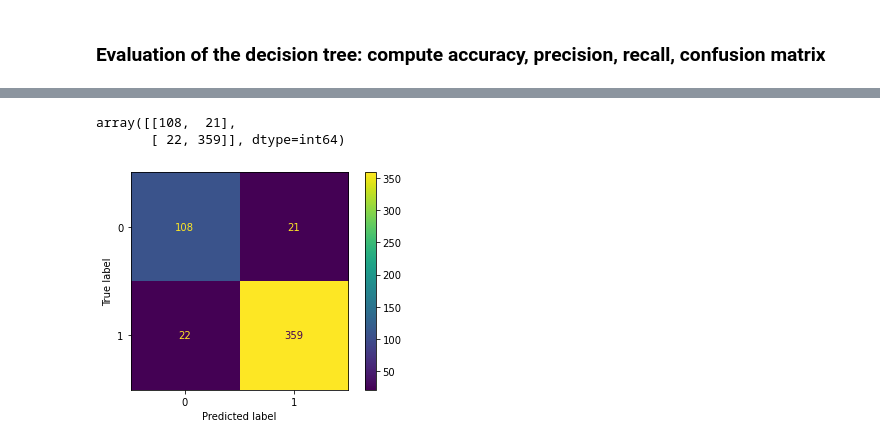
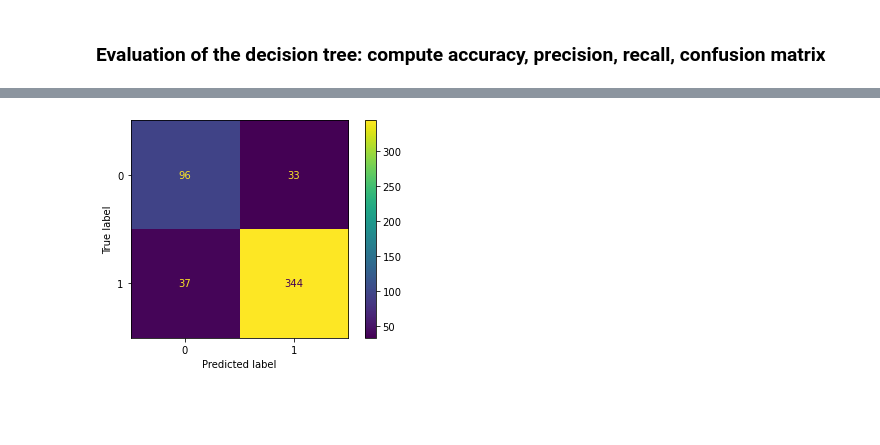
Before and after one commit to OrnelaDanushi/DM-project21, a Jupyter notebook: Task3/Classification.ipynb, the cells around one changed output, grey strips where cells are left out. Drawn from its saved outputs; the diff is of its cells as text; code cells hidden in the pictures; blank space fills up the shorter version.

```diff
--- a/Task3/Classification.ipynb
+++ b/Task3/Classification.ipynb
@@ -301,33 +321,29 @@ np.size(train_label)
 # %% [markdown]
 ### Grid Search
 # %%
-dt_max_depth = [2,3,5,6,7,10,12, None]
-dt_min_samples_split = randint(2, 51)
-min_samples_leaf = randint(1, 51)
+dt_max_depth = [2,3,5,6,7,10,12,None]
+dt_min_samples_split = sp_randint(2, 51)
+min_samples_leaf = sp_randint(1, 51)
 criterion = ["entropy", "gini"]
 splitter = ["best", "random"]
 max_features = [None, 2, 3, 4, 5]
 
 dt_param_grid = {
     "max_depth": dt_max_depth,
-    "min_samples_split": dt_min_samples_split,
-    "min_samples_leaf": min_samples_leaf,
+    "min_samples_split": dt_min_samples_split.rvs(5),
+    "min_samples_leaf": min_samples_leaf.rvs(5),
     "criterion": criterion,
     "splitter": splitter,
-    "max_features": max_features
-            }
+    "max_features": max_features,
+    }
 
-#define the number of iters (random combination to try)
-n_iter_search = 500
-
-#define the number of jobs to run in parallel
-n_jobs_search = -1
 
 #define the grid search
-dt_grid = RandomizedSearchCV(tree.DecisionTreeClassifier(), param_distributions=dt_param_grid,
-                            n_iter=n_iter_search,
-                            n_jobs=n_jobs_search,
+dt_grid = GridSearchCV(tree.DecisionTreeClassifier(), param_grid=dt_param_grid,
                             scoring=make_scorer(accuracy_score))
 # %%
-dt_grid.fit(train_set, train_label)
+best_model = dt_grid.fit(train_set, train_label)
+print(dt_grid.best_params_)
+train_pred_dt = dt_grid.predict(train_set)
+test_pred_dt = dt_grid.predict(test_set)
 # %% [output]
@@ -367,6 +367,0 @@ dt = dt.fit(train_set, train_label)
-# %%
-#predict using the decision tree
-#the predict function returns the actual predicted labels: we need them for the evaluation phase
-train_pred_dt = dt.predict(train_set)
-test_pred_dt = dt.predict(test_set)
-blind_pred_dt = dt.predict(blindtest)
@@ -427,15 +422,6 @@ scores
 # %%
-
 cm = confusion_matrix(test_label, test_pred_dt)
-cm
+plot_confusion_matrix(dt_grid, test_set, test_label)
+plt.show()
 # %% [output]
-array([[108,  21],
-       [ 22, 359]], dtype=int64)
+[figure, added]
-# %%
-#it is possible to plot the confusion matrix
-from sklearn.metrics import plot_confusion_matrix
-import matplotlib.pyplot as plt
-plot_confusion_matrix(dt, test_set, test_label)
-plt.show()
-# %% [output]
-[figure, removed]
```
Also changed, not shown: parts of 25 cells of this notebook.
